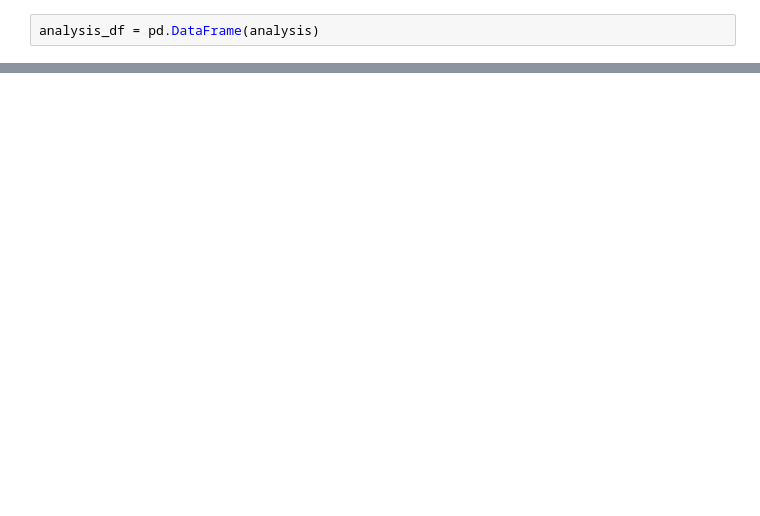
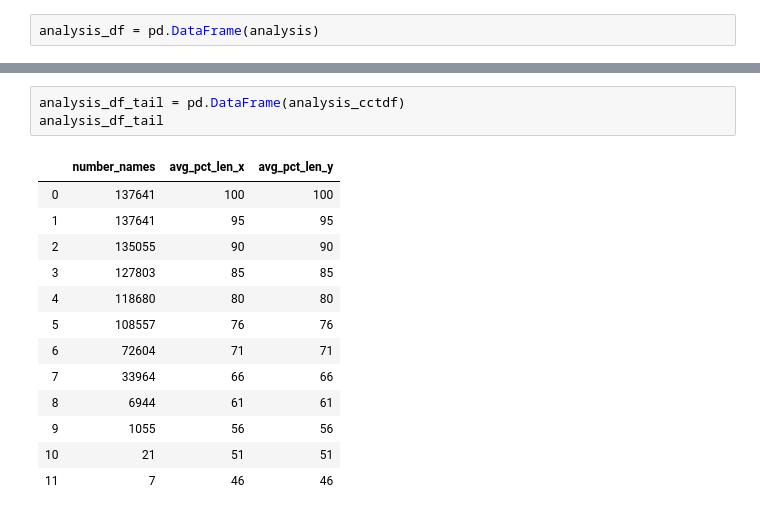
Before and after one commit to ferozumair786/PRSNL-Names_Analysis, a Jupyter notebook: CarrierNames_Cursory_Analysis.ipynb, the cells around one changed output, grey strips where cells are left out. Drawn from its saved outputs; the diff is of its cells as text; blank space fills up the shorter version.

```diff
--- a/CarrierNames_Cursory_Analysis.ipynb
+++ b/CarrierNames_Cursory_Analysis.ipynb
@@ -164 +190,18 @@ analysis_df_tail
+# %%
+analysis_df_tail = pd.DataFrame(analysis_cctdf)
+analysis_df_tail
+# %% [output]
+|  | number_names | avg_pct_len_x | avg_pct_len_y |
+| 0 | 137641 | 100 | 100 |
+| 1 | 137641 | 95 | 95 |
+| 2 | 135055 | 90 | 90 |
+| 3 | 127803 | 85 | 85 |
+| 4 | 118680 | 80 | 80 |
+| 5 | 108557 | 76 | 76 |
+| 6 | 72604 | 71 | 71 |
+| 7 | 33964 | 66 | 66 |
+| 8 | 6944 | 61 | 61 |
+| 9 | 1055 | 56 | 56 |
+| 10 | 21 | 51 | 51 |
+| 11 | 7 | 46 | 46 |
 # %%
```
Also changed, not shown: parts of 23 cells of this notebook, 2 other files.
